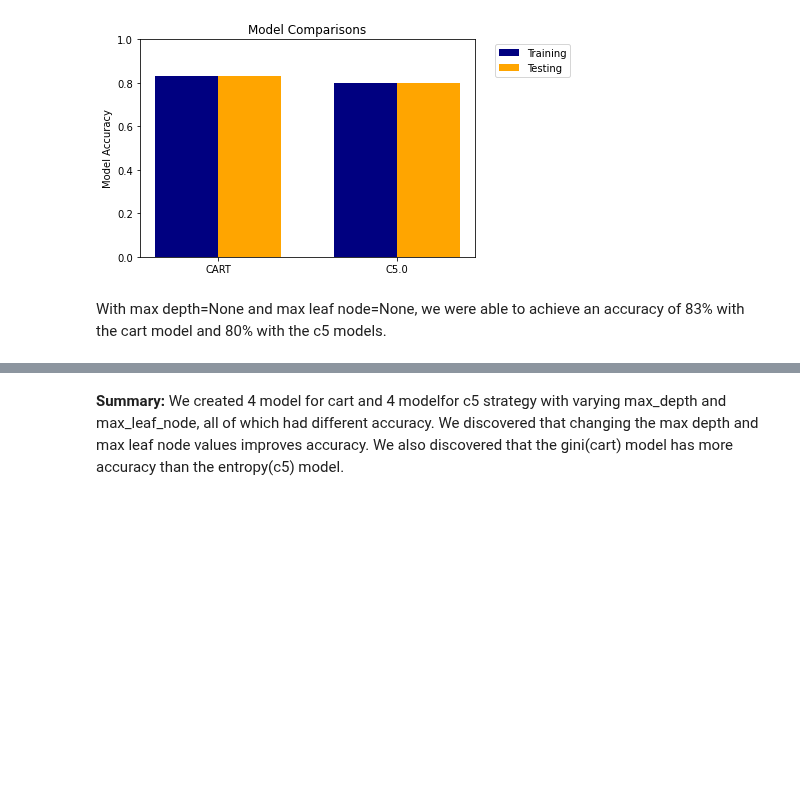
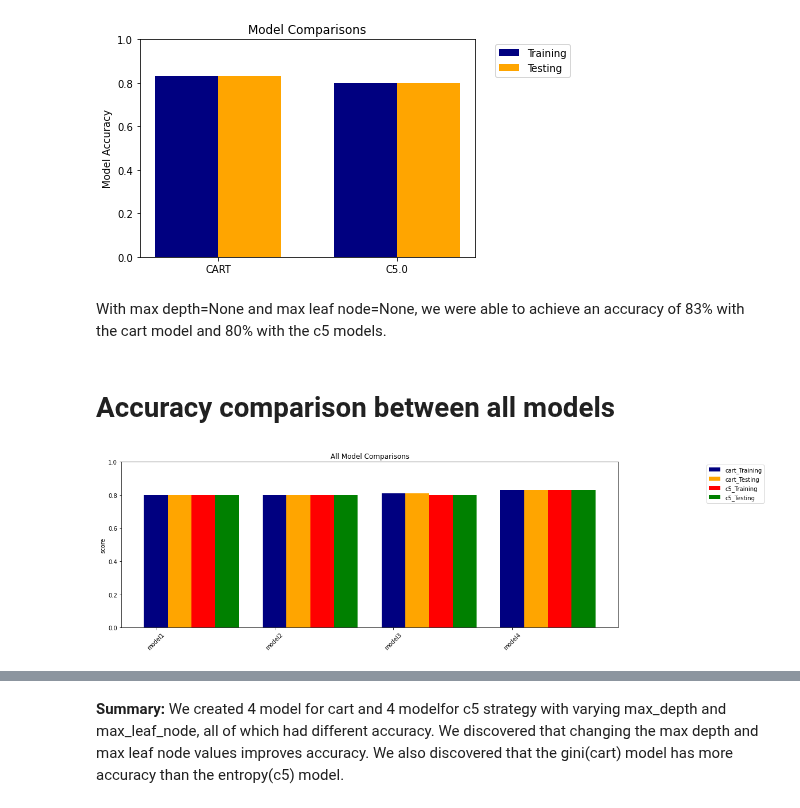
Before and after one commit to sg758253/IDS, a Jupyter notebook: HW6/Project6_problem1_p.ipynb, the cells around one changed output, grey strips where cells are left out. Drawn from its saved outputs; the diff is of its cells as text; code cells hidden in the pictures; blank space fills up the shorter version.

```diff
--- a/HW6/Project6_problem1_p.ipynb
+++ b/HW6/Project6_problem1_p.ipynb
@@ -438,3 +438,5 @@ C5.0 Training and Testing scores: 0.80, 0.80
 [figure]
 # %% [markdown]
 With max depth=None and max leaf node=None, we were able to achieve an accuracy of 83% with the cart model and 80% with the c5 models.
+# %% [markdown]
+# Accuracy comparison between all models
@@ -440,0 +461,30 @@ With max depth=None and max leaf node=None, we were able to achieve an accuracy
+# %%
+labels = ["model1", "model2", "model3", "model4"]
+cart_score_train = [cart_train_score1 , cart_train_score2, cart_train_score3, cart_train_score4]
+cart_score_test = [cart_test_score1,cart_test_score2,cart_test_score3,cart_test_score4]
+c5_score_train = [c5_train_score1 , c5_train_score2, c5_train_score3, c5_train_score4]
+c5_score_test = [c5_test_score1,c5_test_score2,c5_test_score3,c5_test_score4]
+# %%
+# Plot the accuracy claues
+x = np.arange(4)  # the label locations
+width = 0.20  # the width of the bars
+
+fig, ax = plt.subplots()
+ax = fig.add_axes([0,0,2,1])
+
+rects1 = ax.bar(x+ 0.00 , cart_score_train, width, label='cart_Training', color='navy')
+rects2 = ax.bar(x + 0.20, cart_score_test, width, label='cart_Testing', color='orange')
+rects3 = ax.bar(x + 0.40, c5_score_train, width, label='c5_Training', color='red')
+rects4 = ax.bar(x + 0.60, c5_score_test, width, label='c5_Testing', color='green')
+
+
+ax.set_ylabel('score')
+ax.set_xticks(x)
+ax.set_ylim(0,1)
+ax.set_xticklabels(labels)
+ax.legend(bbox_to_anchor = (1.3, 1.0), loc='upper right')
+plt.xticks(rotation = 45)
+plt.title('All Model Comparisons')
+plt.show()
+# %% [output]
+[figure, added]
```
Also changed, not shown: parts of 2 cells of this notebook.
